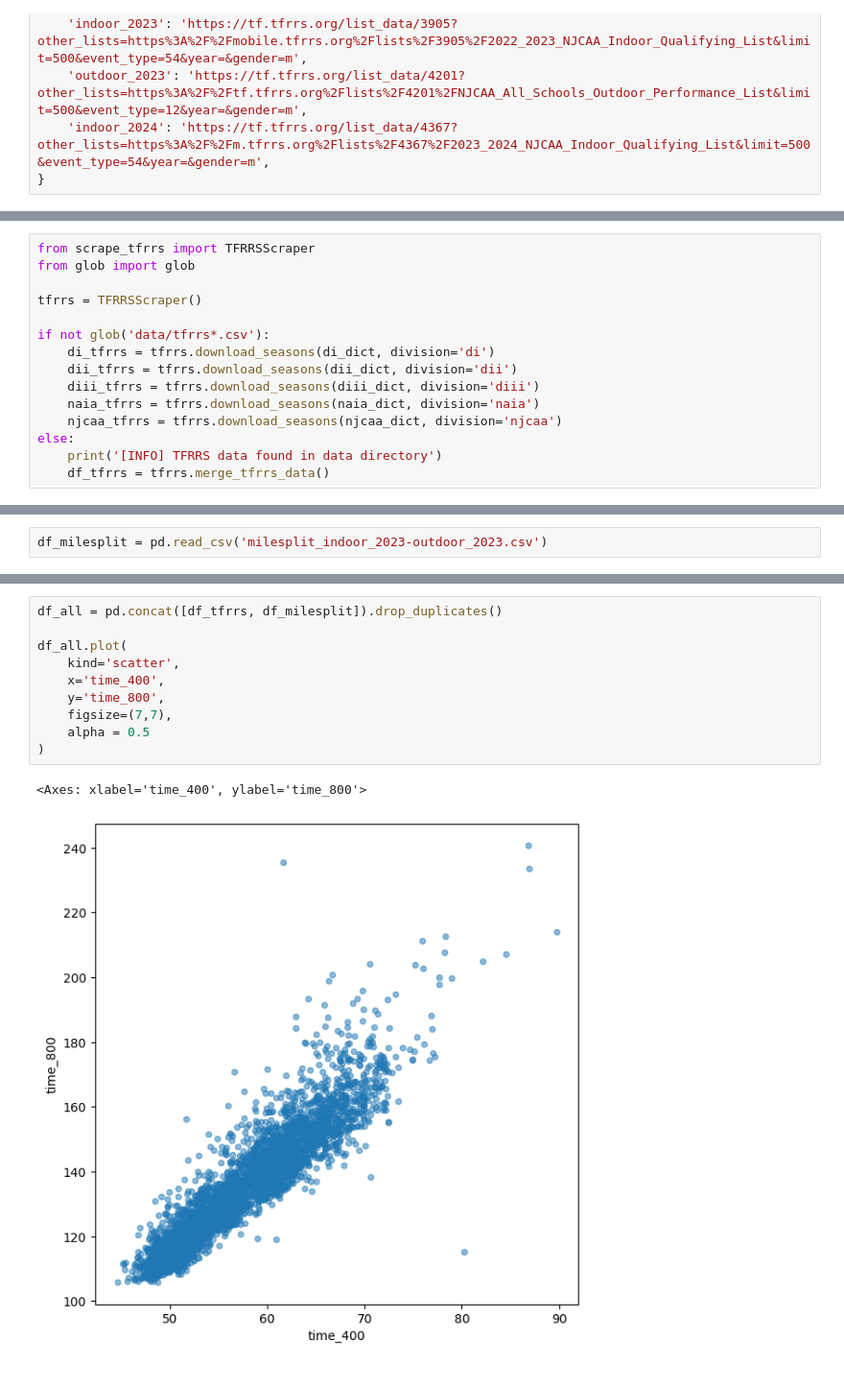
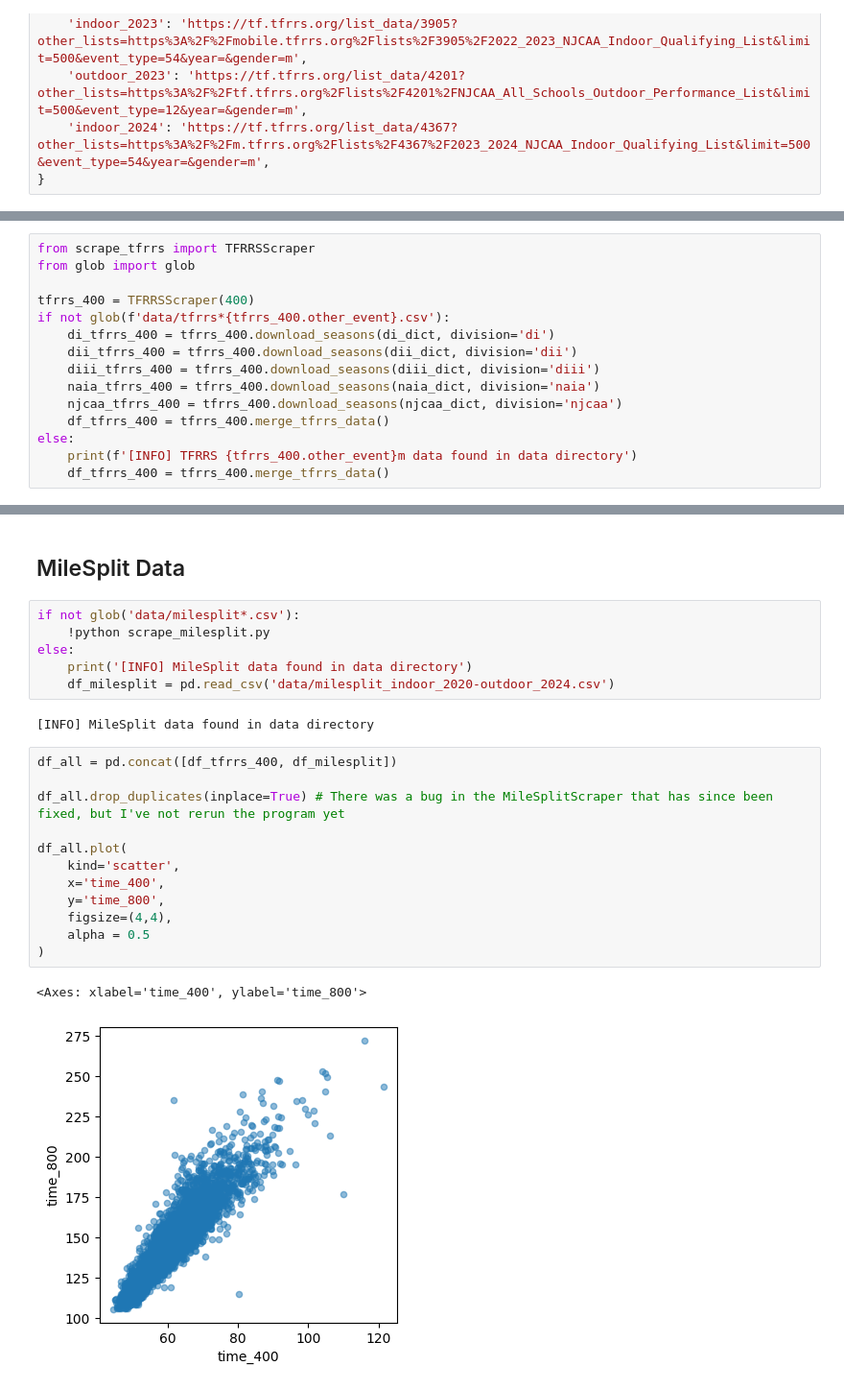
Before and after one commit to mitchellggreenhalgh/mid-distance-webscrapers, a Jupyter notebook: mid_distance_race_performances.ipynb, the cells around one changed output, grey strips where cells are left out. Shown: that part at 96% size. Cells and saved outputs as stored; diff of their text form.

```diff
--- a/mid_distance_race_performances.ipynb
+++ b/mid_distance_race_performances.ipynb
@@ -74,15 +76,15 @@ njcaa_dict = {
 from scrape_tfrrs import TFRRSScraper
 from glob import glob
 
-tfrrs = TFRRSScraper()
-
-if not glob('data/tfrrs*.csv'):
-    di_tfrrs = tfrrs.download_seasons(di_dict, division='di')
-    dii_tfrrs = tfrrs.download_seasons(dii_dict, division='dii')
-    diii_tfrrs = tfrrs.download_seasons(diii_dict, division='diii')
-    naia_tfrrs = tfrrs.download_seasons(naia_dict, division='naia')
-    njcaa_tfrrs = tfrrs.download_seasons(njcaa_dict, division='njcaa')
+tfrrs_400 = TFRRSScraper(400)
+if not glob(f'data/tfrrs*{tfrrs_400.other_event}.csv'):
+    di_tfrrs_400 = tfrrs_400.download_seasons(di_dict, division='di')
+    dii_tfrrs_400 = tfrrs_400.download_seasons(dii_dict, division='dii')
+    diii_tfrrs_400 = tfrrs_400.download_seasons(diii_dict, division='diii')
+    naia_tfrrs_400 = tfrrs_400.download_seasons(naia_dict, division='naia')
+    njcaa_tfrrs_400 = tfrrs_400.download_seasons(njcaa_dict, division='njcaa')
+    df_tfrrs_400 = tfrrs_400.merge_tfrrs_data()
 else:
-    print('[INFO] TFRRS data found in data directory')
-    df_tfrrs = tfrrs.merge_tfrrs_data()
+    print(f'[INFO] TFRRS {tfrrs_400.other_event}m data found in data directory')
+    df_tfrrs_400 = tfrrs_400.merge_tfrrs_data()
 # %% [output]
@@ -90,2 +91,0 @@ else:
-# %%
-df_milesplit = pd.read_csv('milesplit_indoor_2023-outdoor_2023.csv')
@@ -92,16 +135,28 @@ df_milesplit = pd.read_csv('milesplit_indoor_2023-outdoor_2023.csv')
+# %% [markdown]
+## MileSplit Data
+# %%
+if not glob('data/milesplit*.csv'):
+    !python scrape_milesplit.py
+else:
+    print('[INFO] MileSplit data found in data directory')
+    df_milesplit = pd.read_csv('data/milesplit_indoor_2020-outdoor_2024.csv')
+# %% [output]
+[INFO] MileSplit data found in data directory
 # %%
-df_all = pd.concat([df_tfrrs, df_milesplit]).drop_duplicates()
+df_all = pd.concat([df_tfrrs_400, df_milesplit])
+
+df_all.drop_duplicates(inplace=True) # There was a bug in the MileSplitScraper that has since been fixed, but I've not rerun the program yet
 
 df_all.plot(
     kind='scatter',
     x='time_400',
     y='time_800',
-    figsize=(7,7),
+    figsize=(4,4),
     alpha = 0.5
 )
 # %% [output]
 <Axes: xlabel='time_400', ylabel='time_800'>
-[figure, old version]
+[figure, new version]
 # %%
 lm = smf.ols(formula='time_800~time_400', data = df_all).fit()
 lm.summary()
```
Also changed, not shown: parts of 10 cells of this notebook.
